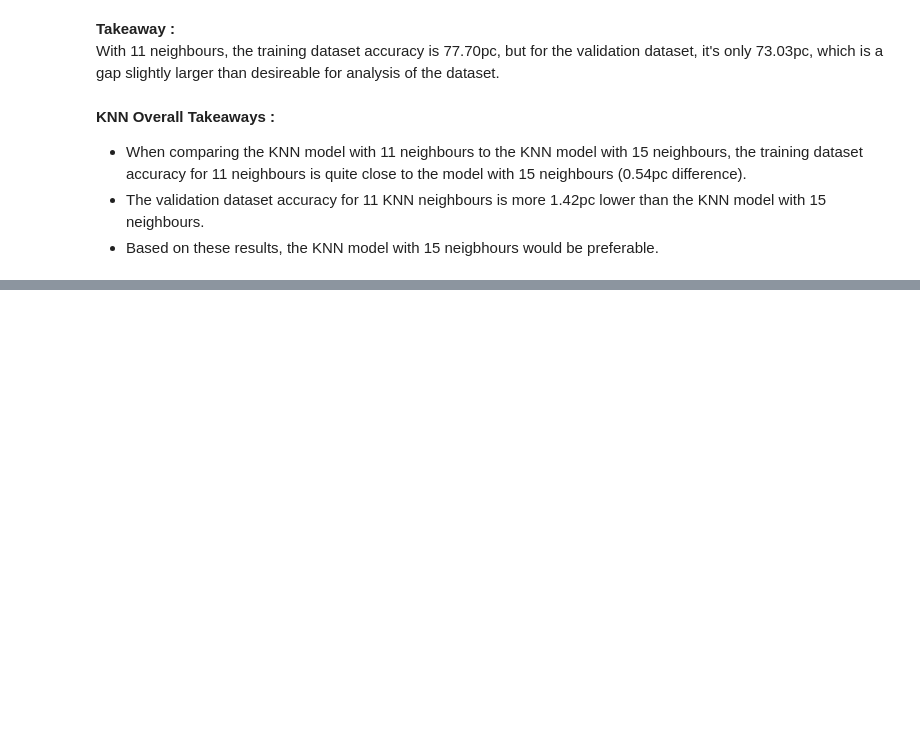
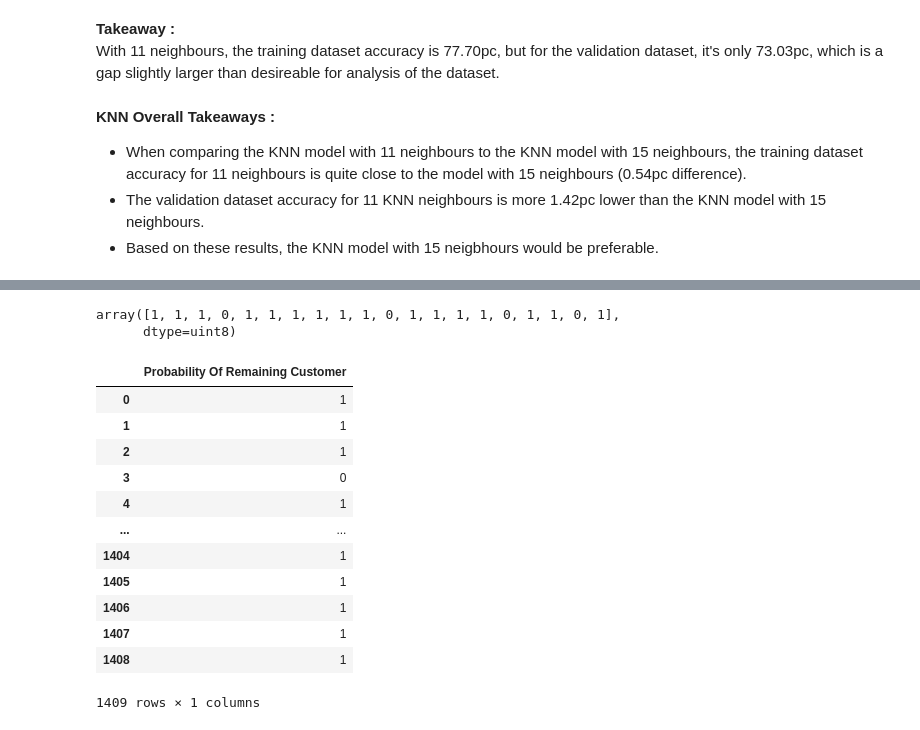
Before and after one commit to MagdalenaRahn/Project_1_Classification, a Jupyter notebook: project_1_modelling.ipynb, the cells around one changed output, grey strips where cells are left out. Saved outputs shown, nothing was run; the diff lists cells and outputs as text; code cells hidden in the pictures; blank space fills up the shorter version.

```diff
--- a/project_1_modelling.ipynb
+++ b/project_1_modelling.ipynb
@@ -771,0 +859,29 @@ With 11 neighbours, the training dataset accuracy is 77.70pc, but for the valida
+# %%
+# X_test actual prediction for CLF of 3
+
+X_test_not_churn = clf3.predict(X_test)
+X_test_not_churn[0:20]
+# %% [output]
+array([1, 1, 1, 0, 1, 1, 1, 1, 1, 1, 0, 1, 1, 1, 1, 0, 1, 1, 0, 1],
+      dtype=uint8)
+# %%
+# turning predict into a DF
+
+X_test_not_churn = pd.DataFrame(X_test_not_churn)
+X_test_not_churn = X_test_not_churn.rename(columns = {0 : 'Probability Of Remaining Customer'})
+X_test_not_churn
+# 1 = no churn predicted, 0 = churn predicted
+# %% [output]
+|  | Probability Of Remaining Customer |
+| 0 | 1 |
+| 1 | 1 |
+| 2 | 1 |
+| 3 | 0 |
+| 4 | 1 |
+| ... | ... |
+| 1404 | 1 |
+| 1405 | 1 |
+| 1406 | 1 |
+| 1407 | 1 |
+| 1408 | 1 |
+1409 rows × 1 columns
```
Also changed, not shown: parts of 11 cells of this notebook, 3 other files.
